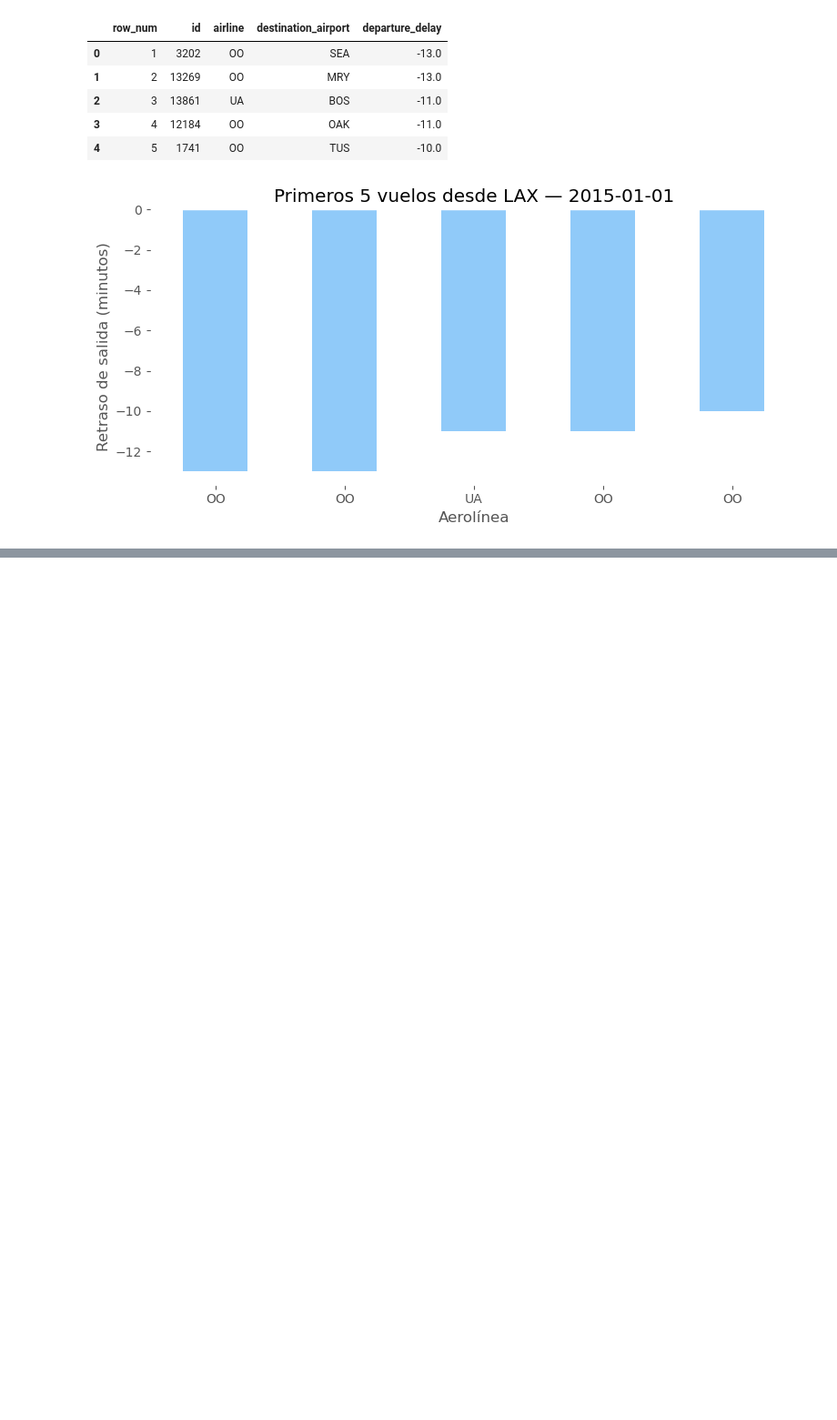
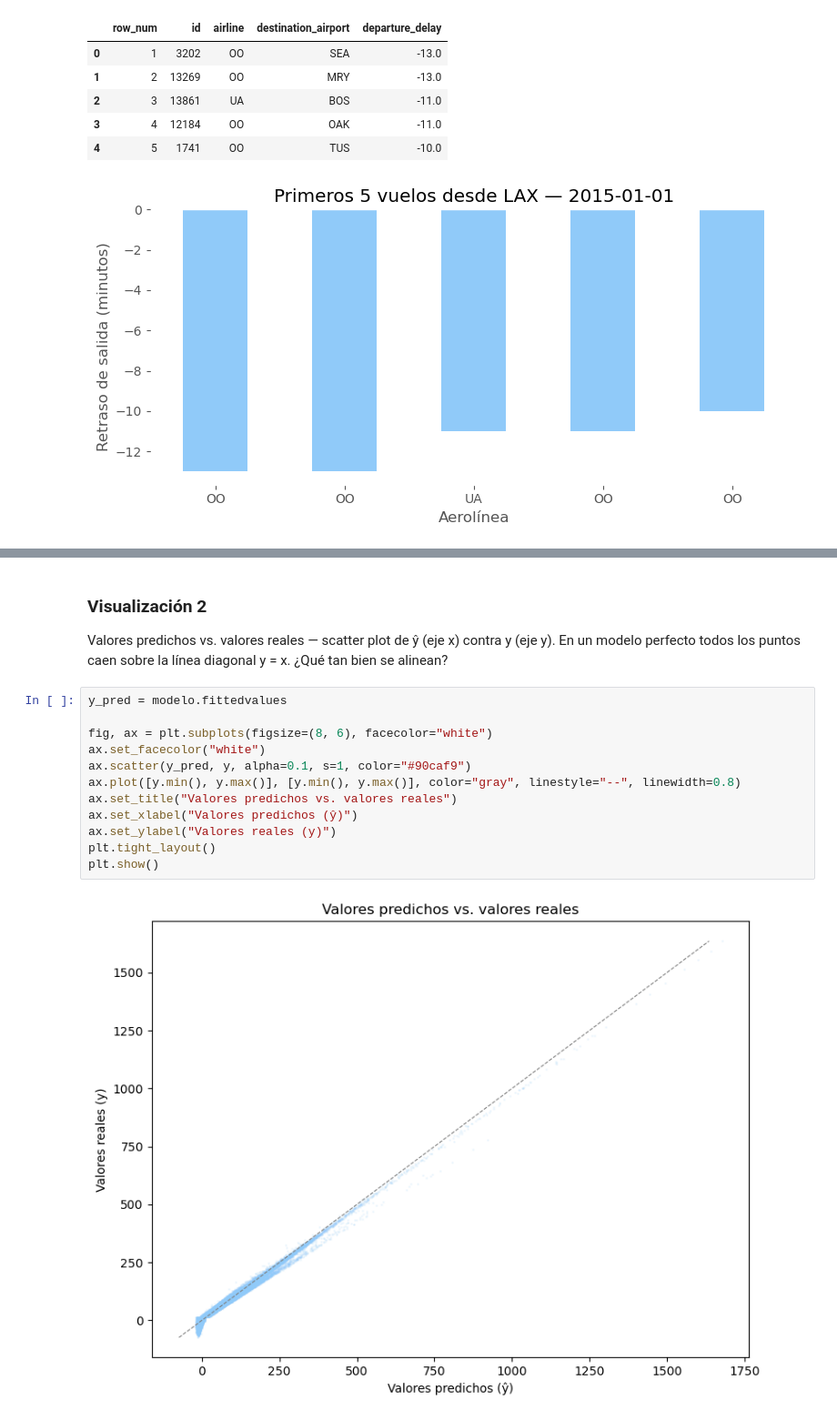
Before and after one commit to anapparedesr/flights-data-engineering-a, a Jupyter notebook: flights_analytics.ipynb, the cells around one changed output, grey strips where cells are left out. Shown at 91% size. Cells and saved outputs as stored; diff of their text form; blank space fills up the shorter version.

```diff
--- a/flights_analytics.ipynb
+++ b/flights_analytics.ipynb
@@ -461,0 +568,18 @@ plt.show()
+# %% [markdown]
+### Visualización 2
+
+Valores predichos vs. valores reales — scatter plot de ŷ (eje x) contra y (eje y). En un modelo perfecto todos los puntos caen sobre la línea diagonal y = x. ¿Qué tan bien se alinean?
+# %%
+y_pred = modelo.fittedvalues
+
+fig, ax = plt.subplots(figsize=(8, 6), facecolor="white")
+ax.set_facecolor("white")
+ax.scatter(y_pred, y, alpha=0.1, s=1, color="#90caf9")
+ax.plot([y.min(), y.max()], [y.min(), y.max()], color="gray", linestyle="--", linewidth=0.8)
+ax.set_title("Valores predichos vs. valores reales")
+ax.set_xlabel("Valores predichos (ŷ)")
+ax.set_ylabel("Valores reales (y)")
+plt.tight_layout()
+plt.show()
+# %% [output]
+[figure, added]
```
Also changed, not shown: parts of 37 cells of this notebook.
